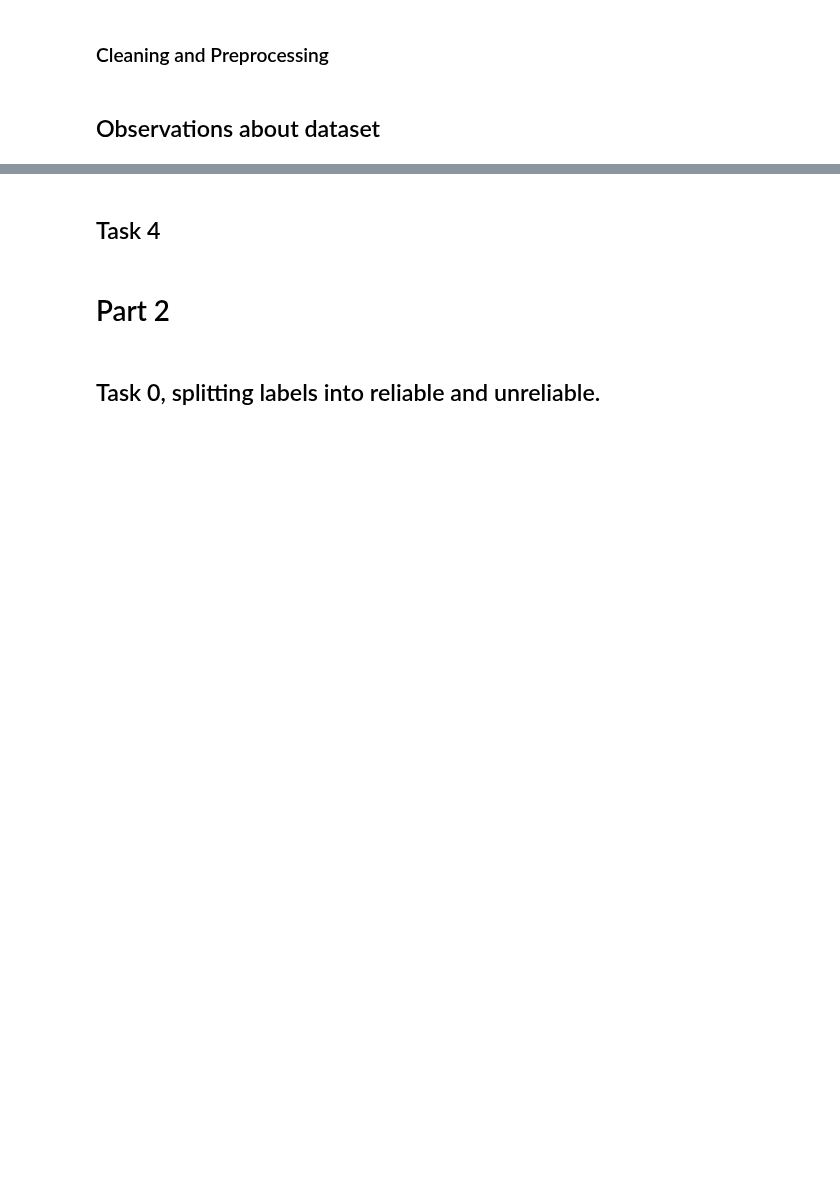
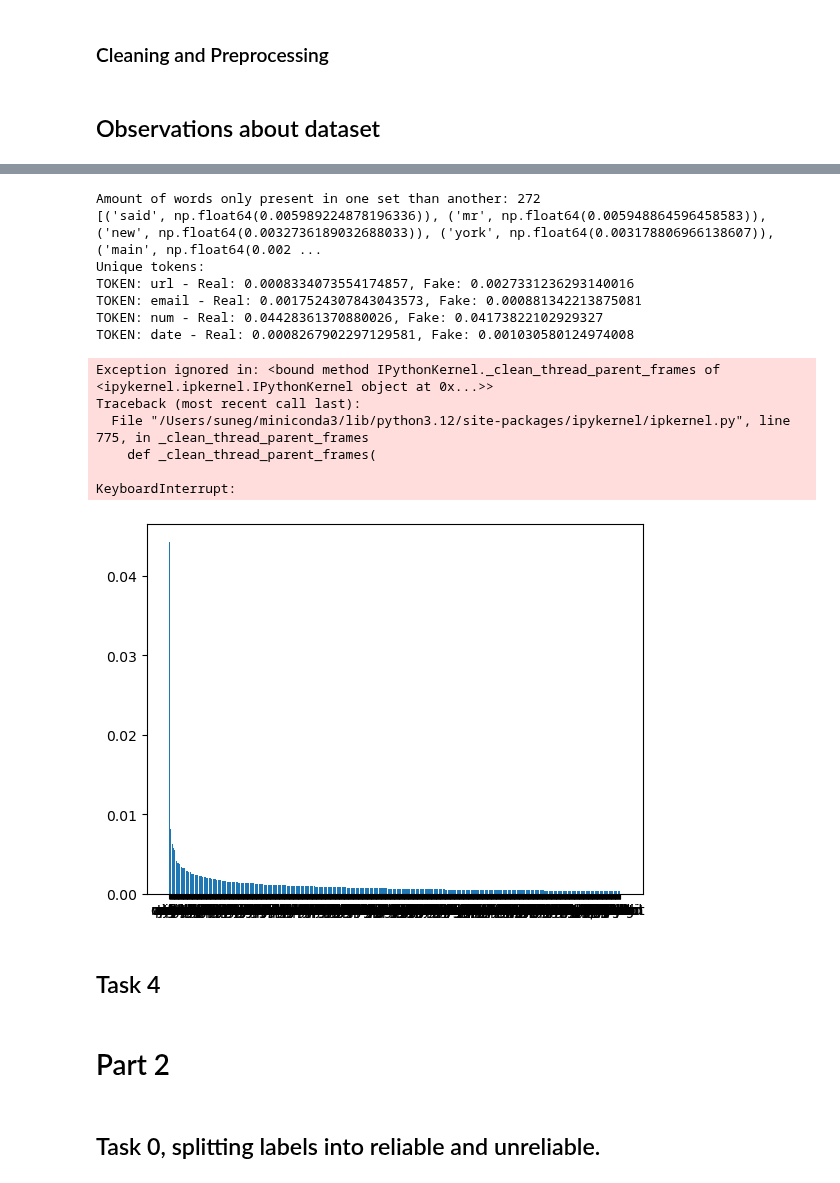
Before and after one commit to Laplace0000/GDS_TwoTime, a Jupyter notebook: src/project.ipynb, the cells around one changed output, grey strips where cells are left out. Cells and saved outputs as stored; diff of their text form; code cells hidden in the pictures; blank space fills up the shorter version.

```diff
--- a/src/project.ipynb
+++ b/src/project.ipynb
@@ -392,22 +467,36 @@ print(real_total-fake_total)
 # %%
 
-real_pd = pd.Series(dict(real_dist.most_common(1000))).apply(lambda x: math.log2(x/real_total))
-fake_pd = pd.Series(dict(fake_dist.most_common(1000))).apply(lambda x: math.log2(x/fake_total))
 real_set = set(real_pd.index)
 fake_set = set(fake_pd.index)
 unique_words = real_set.union(fake_set) - real_set.intersection(fake_set)
 print(f"Amount of words only present in one set than another: {len(unique_words)}")
 
-large_diff = [(word, float(real_pd.get(word, 0) - fake_pd.get(word, 0))) for word in fake_pd.index if abs(real_pd.get(word, 0) - fake_pd.get(word, 0)) > 5]
-large_diff.sort(key=lambda x: x[1], reverse=True)
+large_diff = [(word, real_pd.get(word, 0) - fake_pd.get(word, 0)) for word in fake_pd.index if abs(real_pd.get(word, 0) - fake_pd.get(word, 0)) > 0.00001]
+
+large_diff.sort(key=lambda x: abs(x[1]), reverse=True)
 print(large_diff)
 
 print("Unique tokens:")
 for token in ["url", "email", "num", "date"]:
     print(f"TOKEN: {token} - Real: {real_pd[token]}, Fake: {fake_pd[token]}")
 
 plt.bar(real_pd.keys(), real_pd.values)
 plt.show()
+# %% [output]
+Amount of words only present in one set than another: 272
+[('said', np.float64(0.005989224878196336)), ('mr', np.float64(0.005948864596458583)), ('new', np.float64(0.0032736189032688033)), ('york', np.float64(0.003178806966138607)), ('main', np.float64(0.002 ...
+Unique tokens:
+TOKEN: url - Real: 0.0008334073554174857, Fake: 0.0027331236293140016
+TOKEN: email - Real: 0.0017524307843043573, Fake: 0.000881342213875081
+TOKEN: num - Real: 0.04428361370880026, Fake: 0.04173822102929327
+TOKEN: date - Real: 0.0008267902297129581, Fake: 0.001030580124974008
+Exception ignored in: <bound method IPythonKernel._clean_thread_parent_frames of <ipykernel.ipkernel.IPythonKernel object at 0x...>>
+Traceback (most recent call last):
+  File "/Users/suneg/miniconda3/lib/python3.12/site-packages/ipykernel/ipkernel.py", line 775, in _clean_thread_parent_frames
+    def _clean_thread_parent_frames(
+
+KeyboardInterrupt:
+[figure, added]
 # %% [markdown]
 ## Task 4
 # %%
```
Also changed, not shown: parts of 9 cells of this notebook.
